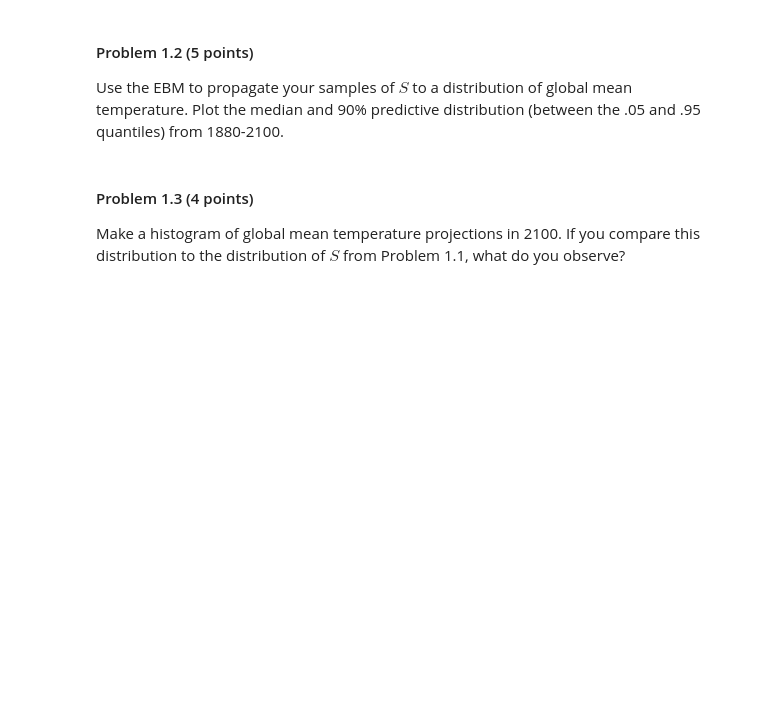
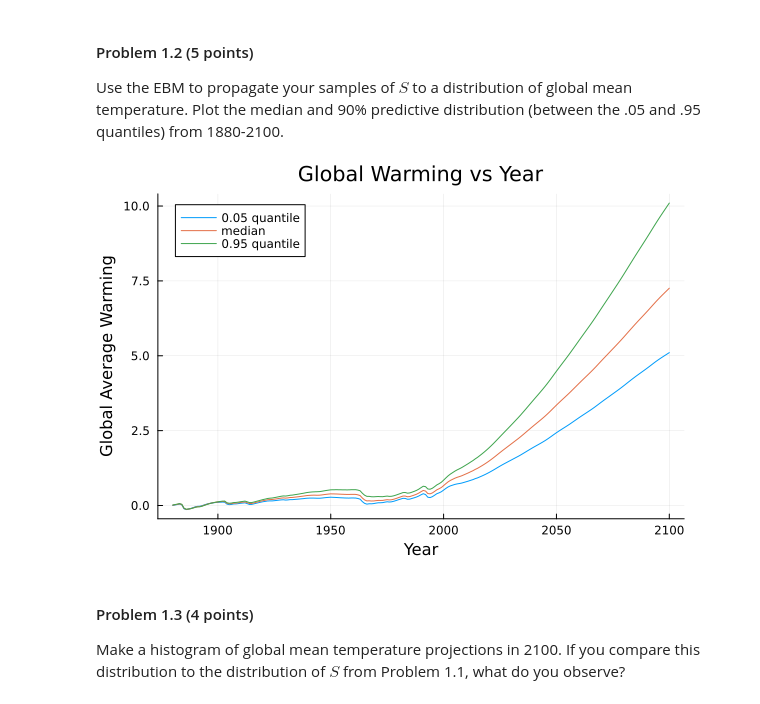
Before and after one commit to BEE4750-FA23/hw3-jrmarcuse, a Jupyter notebook: hw03.ipynb, the cells around one changed output. Drawn from its saved outputs; the diff is of its cells as text; code cells hidden in the pictures; blank space fills up the shorter version.

```diff
--- a/hw03.ipynb
+++ b/hw03.ipynb
@@ -172,6 +177,31 @@ title="LogNormal Dist",legend=false)
 Use the EBM to propagate your samples of $S$ to a distribution of global
 mean temperature. Plot the median and 90% predictive distribution
 (between the .05 and .95 quantiles) from 1880-2100.
+# %%
+#define median, lower bound & upper bound confidence interval
+median_S = median(samples);
+LB_S = quantile(samples,0.05);
+UB_S = quantile(samples,0.95);
+
+#return Global Average Temperature based on LB, median and UB
+LB_GAT = energy_balance_model(LB_S, forcing_aerosol_85, forcing_non_aerosol_85);
+median_GAT = energy_balance_model(median_S, forcing_aerosol_85, forcing_non_aerosol_85);
+UB_GAT = energy_balance_model(UB_S, forcing_aerosol_85, forcing_non_aerosol_85);
+
+#create x-values as years
+x_values = 1880:2100;
+
+#forcing_aerosol_85 index 1 is the year 1880 and index 221 is the year 2100
+    #therefore x_values from 1880:2100 will be an appropriate length
+#Plotting all 3 curves on the same axis
+plot(x_values,LB_GAT,label="0.05 quantile")
+plot!(x_values,median_GAT,label="median")
+plot!(x_values,UB_GAT,label="0.95 quantile")
+xlabel!("Year")
+ylabel!("Global Average Warming")
+title!("Global Warming vs Year")
+# %% [output]
+[figure, added]
 # %% [markdown]
 #### Problem 1.3 (4 points)
 
```
Also changed, not shown: parts of 3 cells of this notebook.
